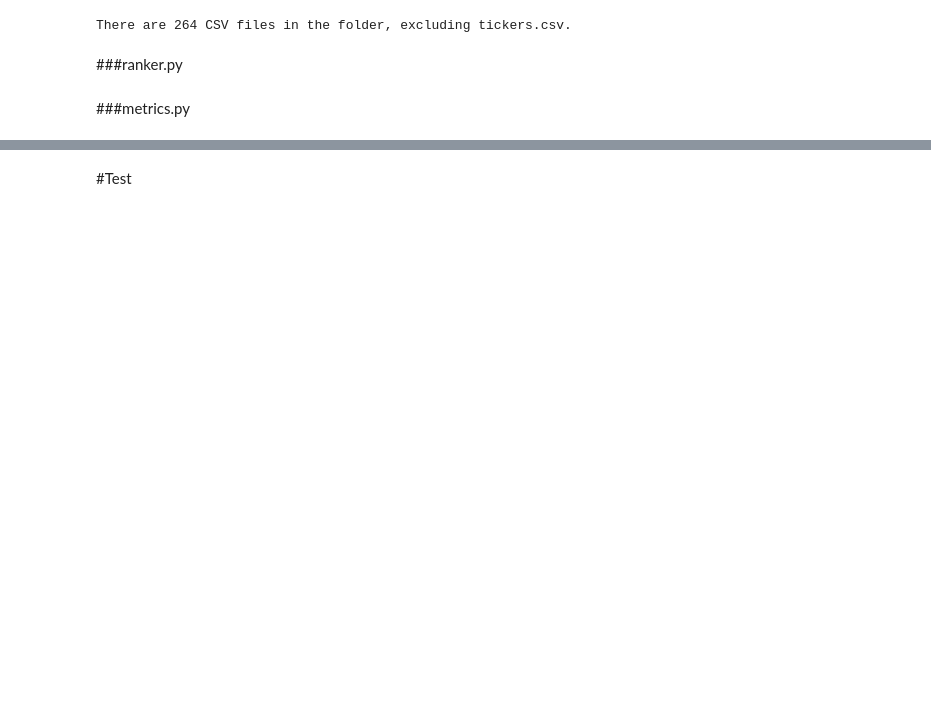
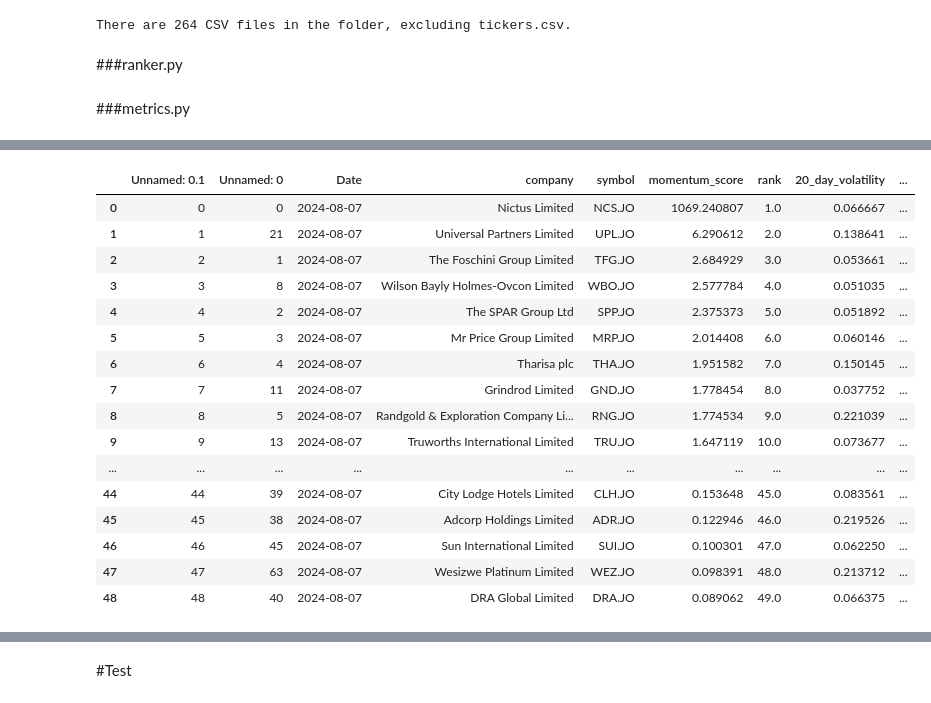
Before and after one commit to HelmieAnalytics/xardata, a Jupyter notebook: XarData_v2_0_2_ranker.ipynb, the cells around one changed output, grey strips where cells are left out. Drawn from its saved outputs; the diff is of its cells as text; code cells hidden in the pictures; blank space fills up the shorter version.

```diff
--- a/XarData_v2_0_2_ranker.ipynb
+++ b/XarData_v2_0_2_ranker.ipynb
@@ -1088,12 +1118,32 @@ sell
 # %%
 # Calculate position weight
 
-new_portfolio_value = 1004058.00
+new_portfolio_value = 149079.42
+
+mypf = pd.read_csv('/content/drive/MyDrive/ranked_list_07Aug2024.csv')
 
 stockprice2 = mypf["Close"]
 new_pos_weight = new_portfolio_value * mypf["weight"]
 mypf["units"] = new_pos_weight / stockprice2
 mypf["ZAR"] = stockprice2 * mypf["units"]
 mypf
+# %% [output]
+|  | Unnamed: 0.1 | Unnamed: 0 | Date | company | symbol | momentum_score | rank | 20_day_volatility | ... |
+| 0 | 0 | 0 | 2024-08-07 | Nictus Limited | NCS.JO | 1069.240807 | 1.0 | 0.066667 | ... |
+| 1 | 1 | 21 | 2024-08-07 | Universal Partners Limited | UPL.JO | 6.290612 | 2.0 | 0.138641 | ... |
+| 2 | 2 | 1 | 2024-08-07 | The Foschini Group Limited | TFG.JO | 2.684929 | 3.0 | 0.053661 | ... |
+| 3 | 3 | 8 | 2024-08-07 | Wilson Bayly Holmes-Ovcon Limited | WBO.JO | 2.577784 | 4.0 | 0.051035 | ... |
+| 4 | 4 | 2 | 2024-08-07 | The SPAR Group Ltd | SPP.JO | 2.375373 | 5.0 | 0.051892 | ... |
+| 5 | 5 | 3 | 2024-08-07 | Mr Price Group Limited | MRP.JO | 2.014408 | 6.0 | 0.060146 | ... |
+| 6 | 6 | 4 | 2024-08-07 | Tharisa plc | THA.JO | 1.951582 | 7.0 | 0.150145 | ... |
+| 7 | 7 | 11 | 2024-08-07 | Grindrod Limited | GND.JO | 1.778454 | 8.0 | 0.037752 | ... |
+| 8 | 8 | 5 | 2024-08-07 | Randgold & Exploration Company Li... | RNG.JO | 1.774534 | 9.0 | 0.221039 | ... |
+| 9 | 9 | 13 | 2024-08-07 | Truworths International Limited | TRU.JO | 1.647119 | 10.0 | 0.073677 | ... |
+| ... | ... | ... | ... | ... | ... | ... | ... | ... | ... |
+| 44 | 44 | 39 | 2024-08-07 | City Lodge Hotels Limited | CLH.JO | 0.153648 | 45.0 | 0.083561 | ... |
+| 45 | 45 | 38 | 2024-08-07 | Adcorp Holdings Limited | ADR.JO | 0.122946 | 46.0 | 0.219526 | ... |
+| 46 | 46 | 45 | 2024-08-07 | Sun International Limited | SUI.JO | 0.100301 | 47.0 | 0.062250 | ... |
+| 47 | 47 | 63 | 2024-08-07 | Wesizwe Platinum Limited | WEZ.JO | 0.098391 | 48.0 | 0.213712 | ... |
+| 48 | 48 | 40 | 2024-08-07 | DRA Global Limited | DRA.JO | 0.089062 | 49.0 | 0.066375 | ... |
 # %%
 # Drop rows where 'Name' is not in the list
```
Also changed, not shown: parts of 21 cells of this notebook.
